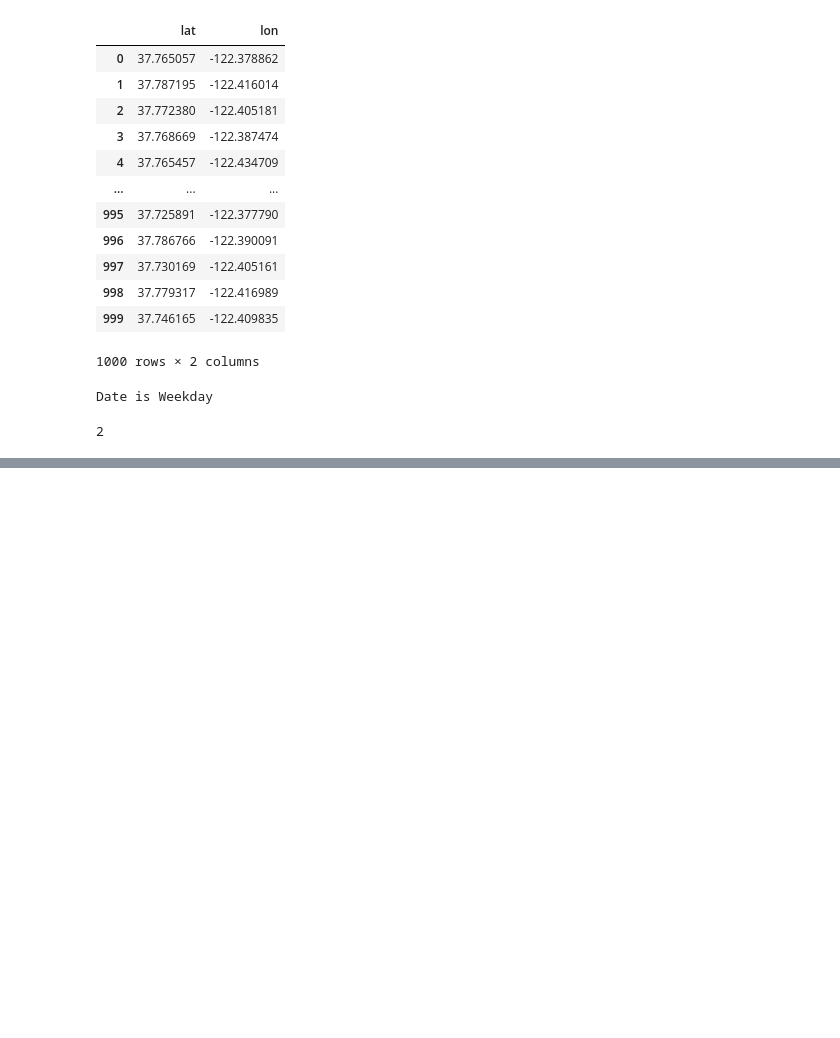
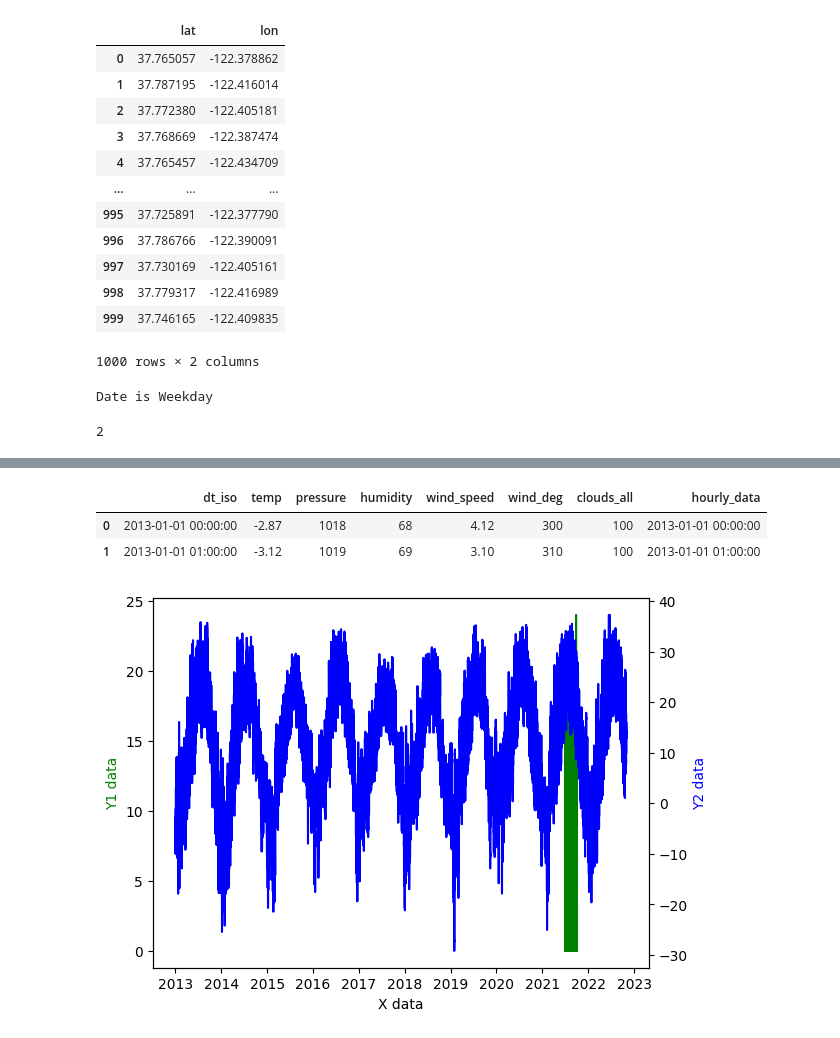
Before and after one commit to G-Dolle/DIVVY_BIKE, a Jupyter notebook: notebooks/desc_stats.ipynb, the cells around one changed output, grey strips where cells are left out. Saved outputs shown, nothing was run; the diff lists cells and outputs as text; code cells hidden in the pictures; blank space fills up the shorter version.

```diff
--- a/notebooks/desc_stats.ipynb
+++ b/notebooks/desc_stats.ipynb
@@ -417,0 +511,20 @@ merged_df = merge_divvy_weather(clean_divvy_df, clean_weather_df)
+# %%
+clean_weather_df.head(2)
+# %% [output]
+|  | dt_iso | temp | pressure | humidity | wind_speed | wind_deg | clouds_all | hourly_data |
+| 0 | 2013-01-01 00:00:00 | -2.87 | 1018 | 68 | 4.12 | 300 | 100 | 2013-01-01 00:00:00 |
+| 1 | 2013-01-01 01:00:00 | -3.12 | 1019 | 69 | 3.10 | 310 | 100 | 2013-01-01 01:00:00 |
+# %%
+fig, ax1 = plt.subplots()
+
+ax2 = ax1.twinx()
+ax1.plot(nb_rides_geohash_df["hourly_data"],nb_rides_geohash_df.nb_departures, 'g-')
+ax2.plot(clean_weather_df["hourly_data"],clean_weather_df.temp, 'b-')
+
+ax1.set_xlabel('X data')
+ax1.set_ylabel('Y1 data', color='g')
+ax2.set_ylabel('Y2 data', color='b')
+
+plt.show()
+# %% [output]
+[figure, added]
```
Also changed, not shown: parts of 41 cells of this notebook, 6 other files.
